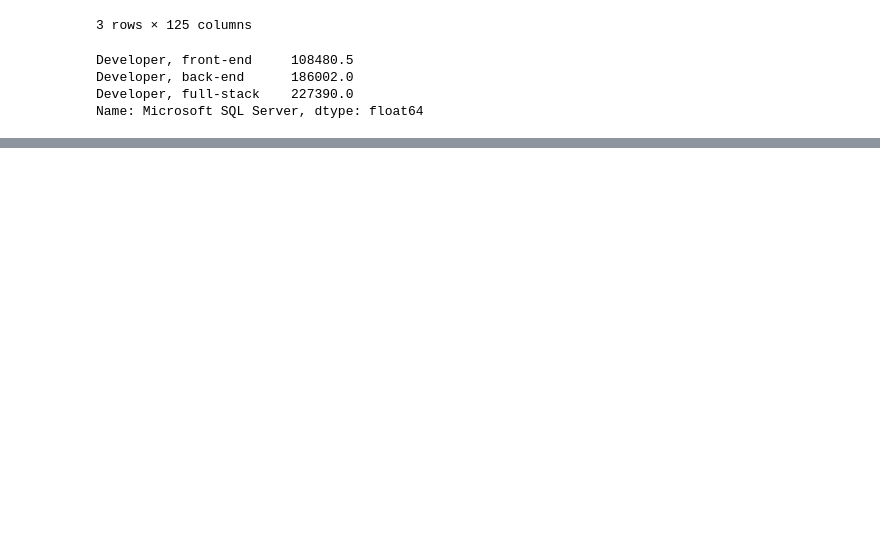
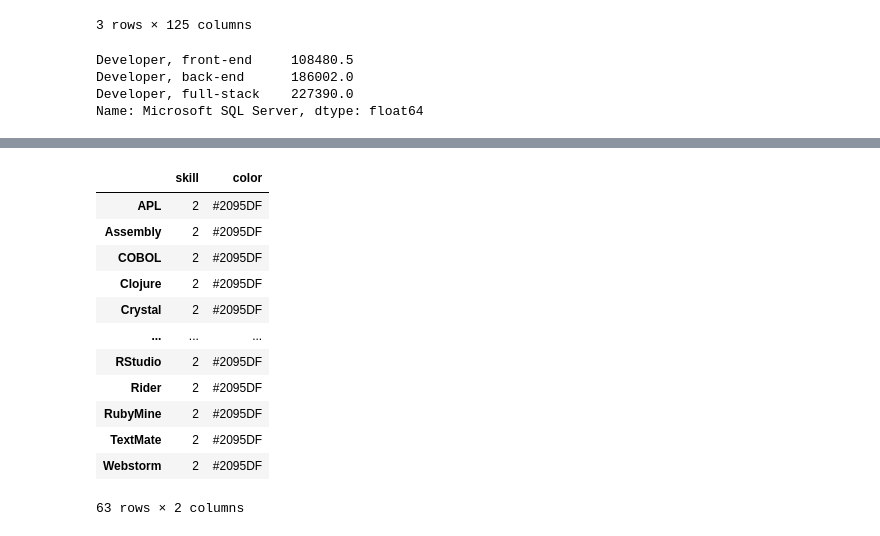
Before and after one commit to mahmoud-elgarnosy/stackoverflow-skills-analytics, a Jupyter notebook: notebooks/04__Feature_Engineering.ipynb, the cells around one changed output, grey strips where cells are left out. Saved outputs shown, nothing was run; the diff lists cells and outputs as text; code cells hidden in the pictures; blank space fills up the shorter version.

```diff
--- a/notebooks/04__Feature_Engineering.ipynb
+++ b/notebooks/04__Feature_Engineering.ipynb
@@ -175,0 +224,16 @@ clusters.value_counts()
+# %%
+clusters[clusters['skill'] == 2]
+# %% [output]
+|  | skill | color |
+| APL | 2 | #2095DF |
+| Assembly | 2 | #2095DF |
+| COBOL | 2 | #2095DF |
+| Clojure | 2 | #2095DF |
+| Crystal | 2 | #2095DF |
+| ... | ... | ... |
+| RStudio | 2 | #2095DF |
+| Rider | 2 | #2095DF |
+| RubyMine | 2 | #2095DF |
+| TextMate | 2 | #2095DF |
+| Webstorm | 2 | #2095DF |
+63 rows × 2 columns
```
Also changed, not shown: parts of 8 cells of this notebook.
